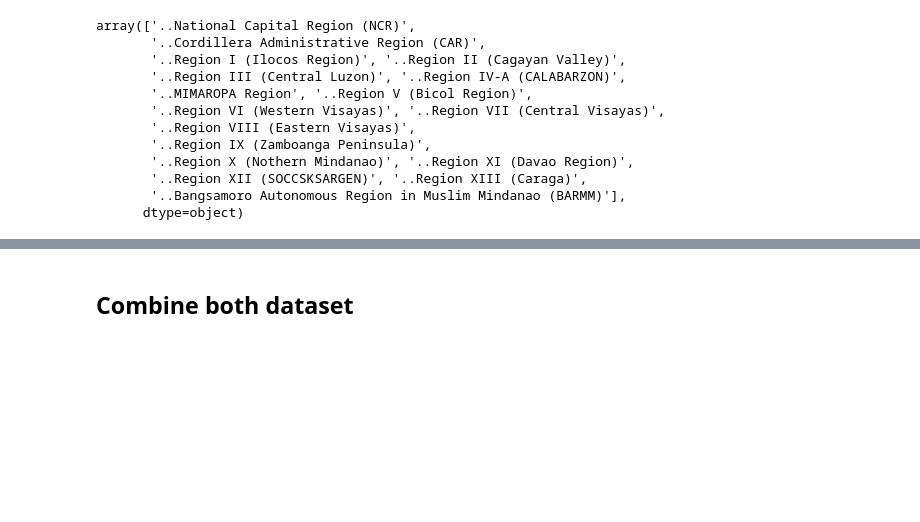
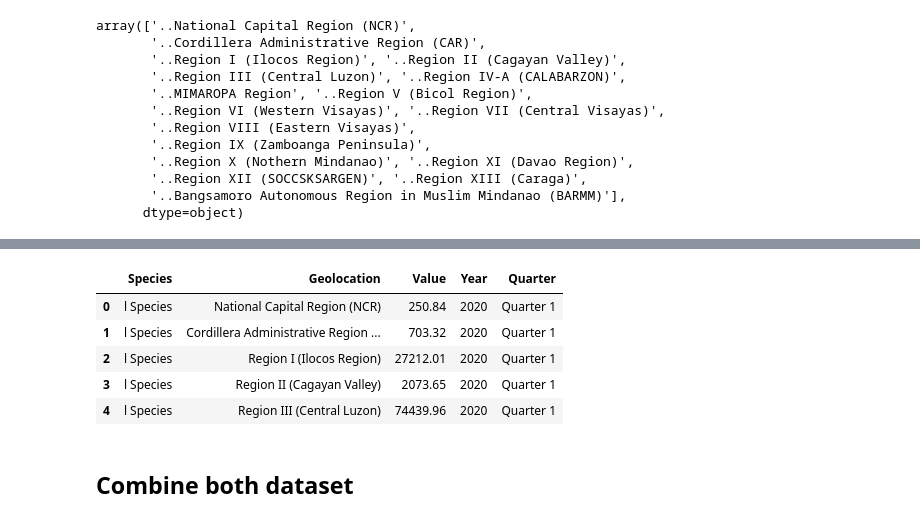
Before and after one commit to jcfrongoso/cs132-final-project, a Jupyter notebook: static/data-preprocessing-proper.ipynb, the cells around one changed output, grey strips where cells are left out. Saved outputs shown, nothing was run; the diff lists cells and outputs as text; code cells hidden in the pictures; blank space fills up the shorter version.

```diff
--- a/static/data-preprocessing-proper.ipynb
+++ b/static/data-preprocessing-proper.ipynb
@@ -113,3 +415,24 @@ volume_df.describe()
+# %%
+impute_df = volume_df.copy()
+
+labeled_species = LabelEncoder()
+labeled_geo = LabelEncoder()
+
+impute_df['Species_encoded'] = labeled_species.fit_transform(impute_df['Species'])
+impute_df['Geolocation_encoded'] = labeled_geo.fit_transform(impute_df['Geolocation'])
+
+knn_features = pd.concat([
+    impute_df[['Species_encoded', 'Geolocation_encoded']]
+], axis=1)
+
+for col in year_quarter_cols:
+    knn_imputer = KNNImputer(n_neighbors=3)
+    imputed_data = pd.DataFrame(
+        knn_imputer.fit_transform(pd.concat([knn_features, impute_df[[col]]], axis=1)),
+        columns=list(knn_features.columns) + [col]
+    )
+
+    volume_df[col] = imputed_data[col]
 # %%
 volume_df['Species'].unique()
 # %% [output]
@@ -143,3 +478,12 @@ volume_df = volume_df.melt(['Species', 'Geolocation'], var_name="Year-Quarter",
+# %%
+volume_df.head()
+# %% [output]
+|  | Species | Geolocation | Value | Year | Quarter |
+| 0 | l Species | National Capital Region (NCR) | 250.84 | 2020 | Quarter 1 |
+| 1 | l Species | Cordillera Administrative Region ... | 703.32 | 2020 | Quarter 1 |
+| 2 | l Species | Region I (Ilocos Region) | 27212.01 | 2020 | Quarter 1 |
+| 3 | l Species | Region II (Cagayan Valley) | 2073.65 | 2020 | Quarter 1 |
+| 4 | l Species | Region III (Central Luzon) | 74439.96 | 2020 | Quarter 1 |
 # %% [markdown]
 ## Combine both dataset
 # %%
```
Also changed, not shown: parts of 58 cells of this notebook, 4 other files.
